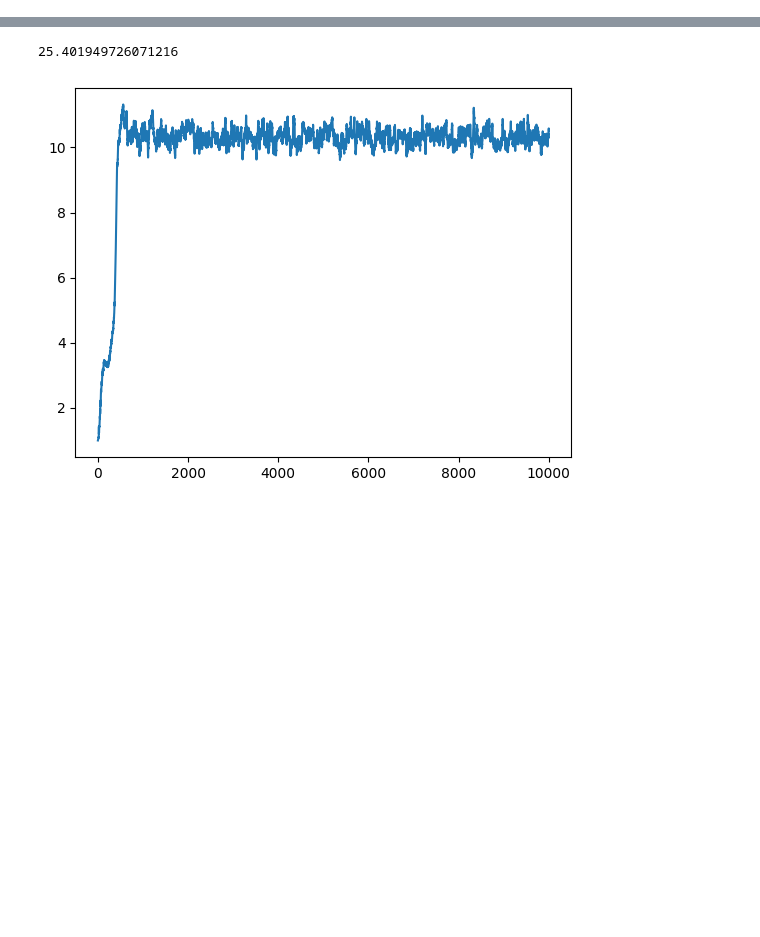
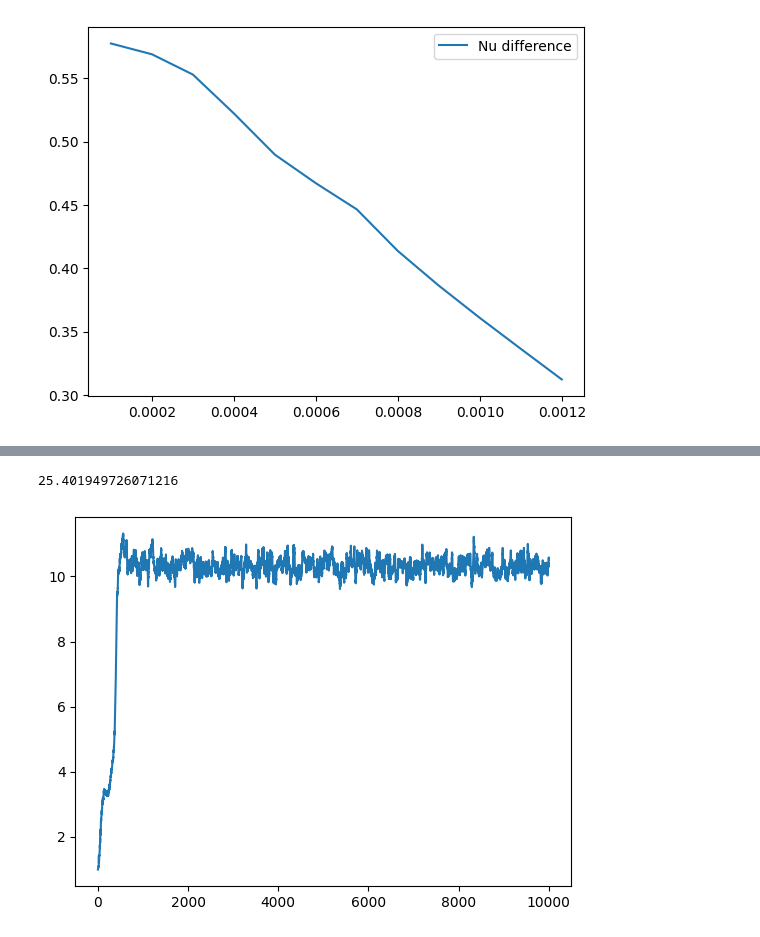
Before and after one commit to bz226/Research-Dedalus, a Jupyter notebook: 2d-AR=64/Plotting.ipynb, the cells around one changed output, grey strips where cells are left out. Saved outputs shown, nothing was run; the diff lists cells and outputs as text; code cells hidden in the pictures; blank space fills up the shorter version.

```diff
--- a/2d-AR=64/Plotting.ipynb
+++ b/2d-AR=64/Plotting.ipynb
@@ -300,0 +388,7 @@ ZeroDivisionError: float division by zero
+# %%
+
+plt.plot(param_values, np.asarray(Nusseltlist)-np.asarray(Nu2list),label='Nu difference')
+plt.legend()
+plt.show()
+# %% [output]
+[figure, added]
```
Also changed, not shown: parts of 10 cells of this notebook, 9 other files.
